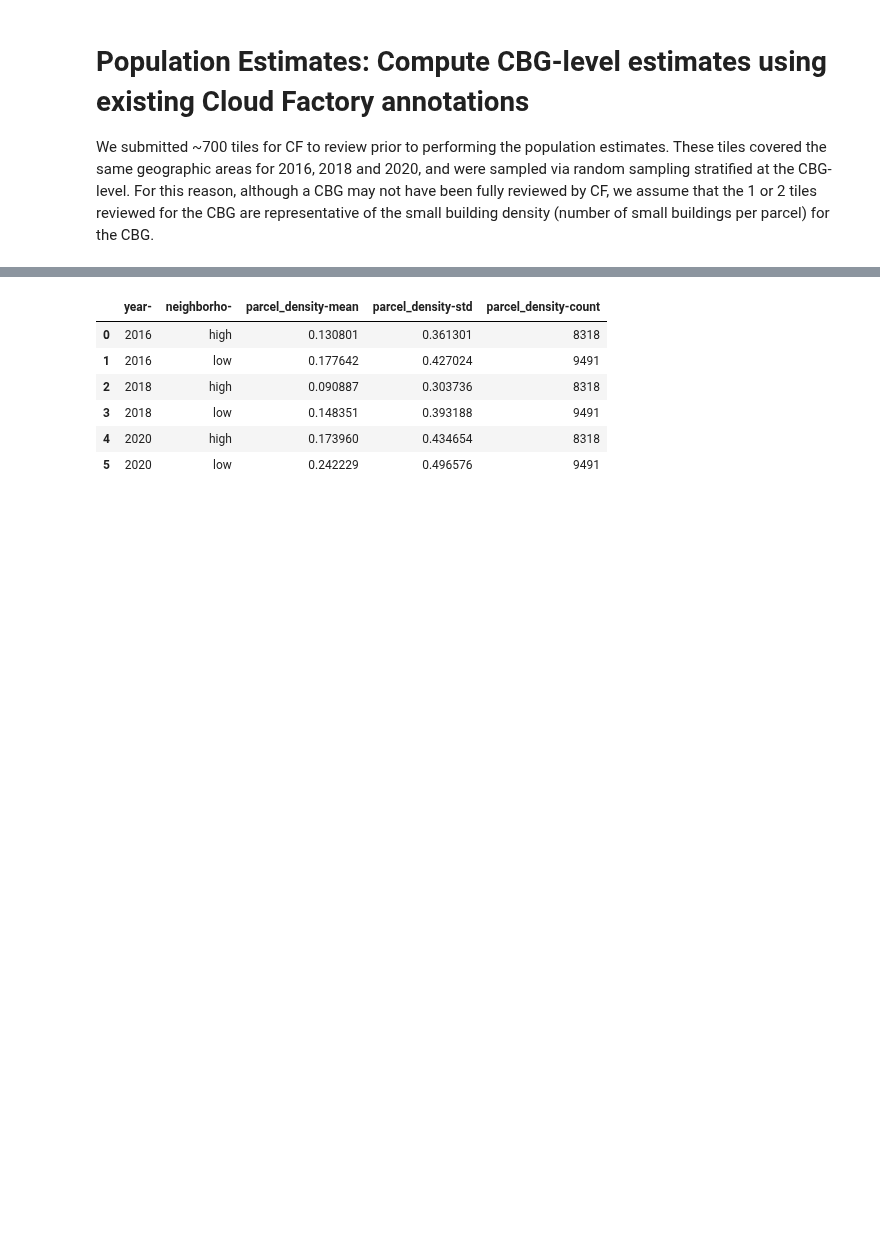
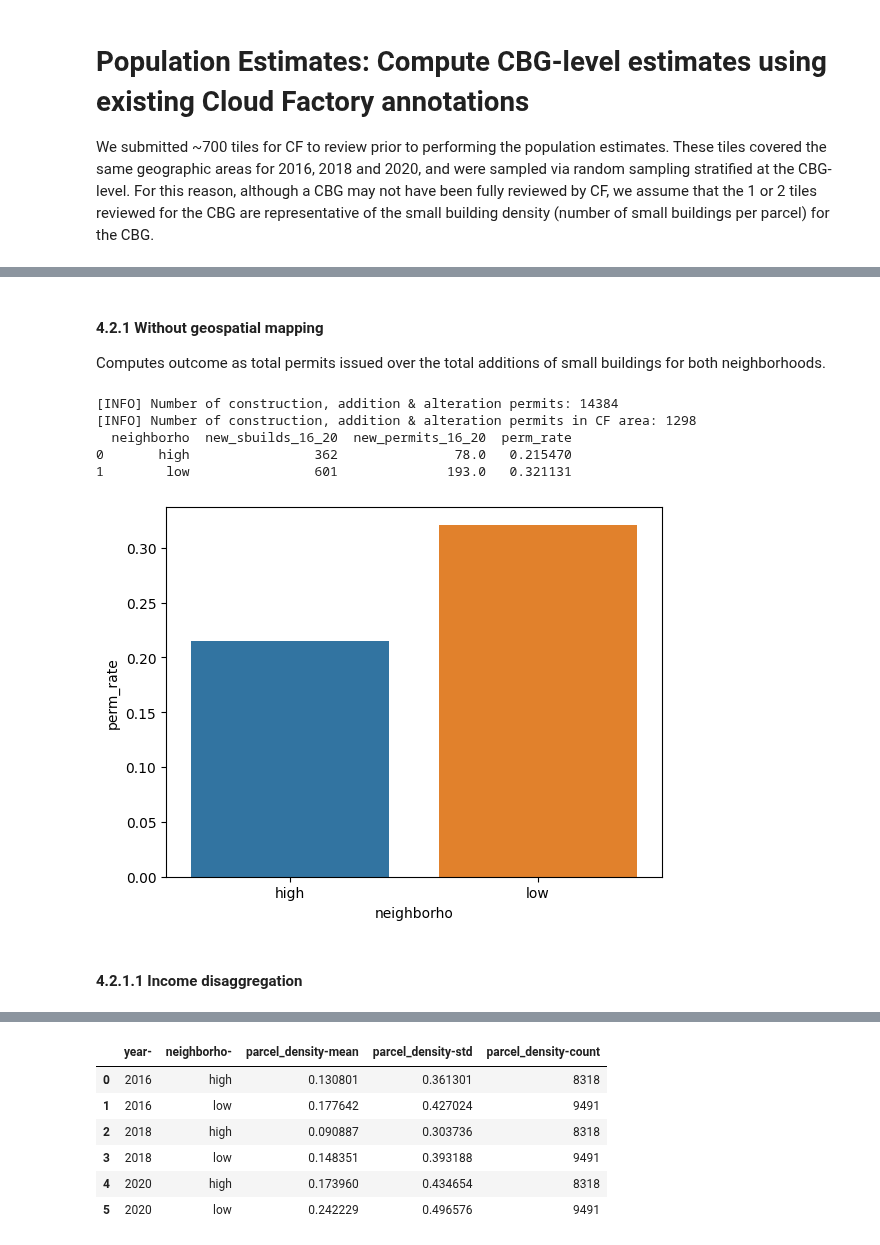
Before and after one commit to reglab/rgb-footprint-extract, a Jupyter notebook: naip_process/Pop-Estimates-CFAnnotations.ipynb, the cells around one changed output, grey strips where cells are left out. Saved outputs shown, nothing was run; the diff lists cells and outputs as text; code cells hidden in the pictures; blank space fills up the shorter version.

Commit message:
Redefining outcome, random sampling 3.5%

```diff
--- a/naip_process/Pop-Estimates-CFAnnotations.ipynb
+++ b/naip_process/Pop-Estimates-CFAnnotations.ipynb
@@ -248,0 +326,62 @@ plt.show()
+# %% [markdown]
+#### 4.2.1 Without geospatial mapping
+Computes outcome as total permits issued over the total additions of small buildings for both neighborhoods.
+# %%
+# Compute new small buildings by neighborhoood type in the CF universe of parcels
+rate_outcome = parcel_density.groupby(['neighborho', 'year'])['parcel_density'].sum().reset_index()
+
+rate_outcome = rate_outcome.pivot(
+    index='neighborho', columns='year', values='parcel_density').reset_index()
+
+rate_outcome['new_sbuilds_16_20'] = rate_outcome['2020'] - rate_outcome['2016']
+
+# Compute new "ADU" permits by neighborhood type
+permits_nongeo = gpd.GeoDataFrame(
+    data=permits[['OBJECTID_left', 'issue_year', 'geometry_permit']],
+    geometry='geometry_permit', crs='EPSG:4326')
+print('[INFO] Number of construction, addition & alteration permits: {}'.format(len(permits_nongeo)))
+
+# * Limit permits to CF area coverage
+permits_nongeo = gpd.clip(permits_nongeo, CF_area_coverage)
+print('[INFO] Number of construction, addition & alteration permits in CF area: {}'.format(
+    len(permits_nongeo)))
+
+# * Assign permits to neighborhoods
+n_permits = len(permits_nongeo)
+permits_nongeo = permits_nongeo.sjoin(neighborhoods, how='left', predicate='intersects')
+assert(len(permits_nongeo) == n_permits)
+
+permits_nongeo['issue_year'] = permits_nongeo['issue_year'].astype(str)
+
+# * Aggregate and compute change in permits
+permits_nongeo = permits_nongeo.groupby(
+    ['neighborho', 'issue_year'])['OBJECTID_left'].count().reset_index()
+
+permits_nongeo = permits_nongeo.pivot(
+    index='neighborho', columns='issue_year', values='OBJECTID_left').reset_index()
+
+permits_nongeo['cumulative_17_20'] = permits_nongeo.apply(
+    lambda row: row['2017'] + row['2018'] + row['2019'] + row['2020'], axis=1)
+
+permits_nongeo['new_permits_16_20'] = permits_nongeo['cumulative_17_20'] - permits_nongeo['2016']
+
+# Merge small building and permit data
+rate_outcome = pd.merge(
+    rate_outcome[['neighborho', 'new_sbuilds_16_20']], permits_nongeo[['neighborho', 'new_permits_16_20']],
+    validate='one_to_one'
+)
+
+rate_outcome['perm_rate'] = rate_outcome['new_permits_16_20'] / rate_outcome['new_sbuilds_16_20']
+
+print(rate_outcome)
+sns.barplot(rate_outcome, x='neighborho', y='perm_rate')
+plt.show()
+# %% [output]
+[INFO] Number of construction, addition & alteration permits: 14384
+[INFO] Number of construction, addition & alteration permits in CF area: 1298
+  neighborho  new_sbuilds_16_20  new_permits_16_20  perm_rate
+0       high                362               78.0   0.215470
+1        low                601              193.0   0.321131
+[figure, added]
+# %% [markdown]
+#### 4.2.1.1 Income disaggregation
```
Also changed, not shown: parts of 61 cells of this notebook, 4 other files.
